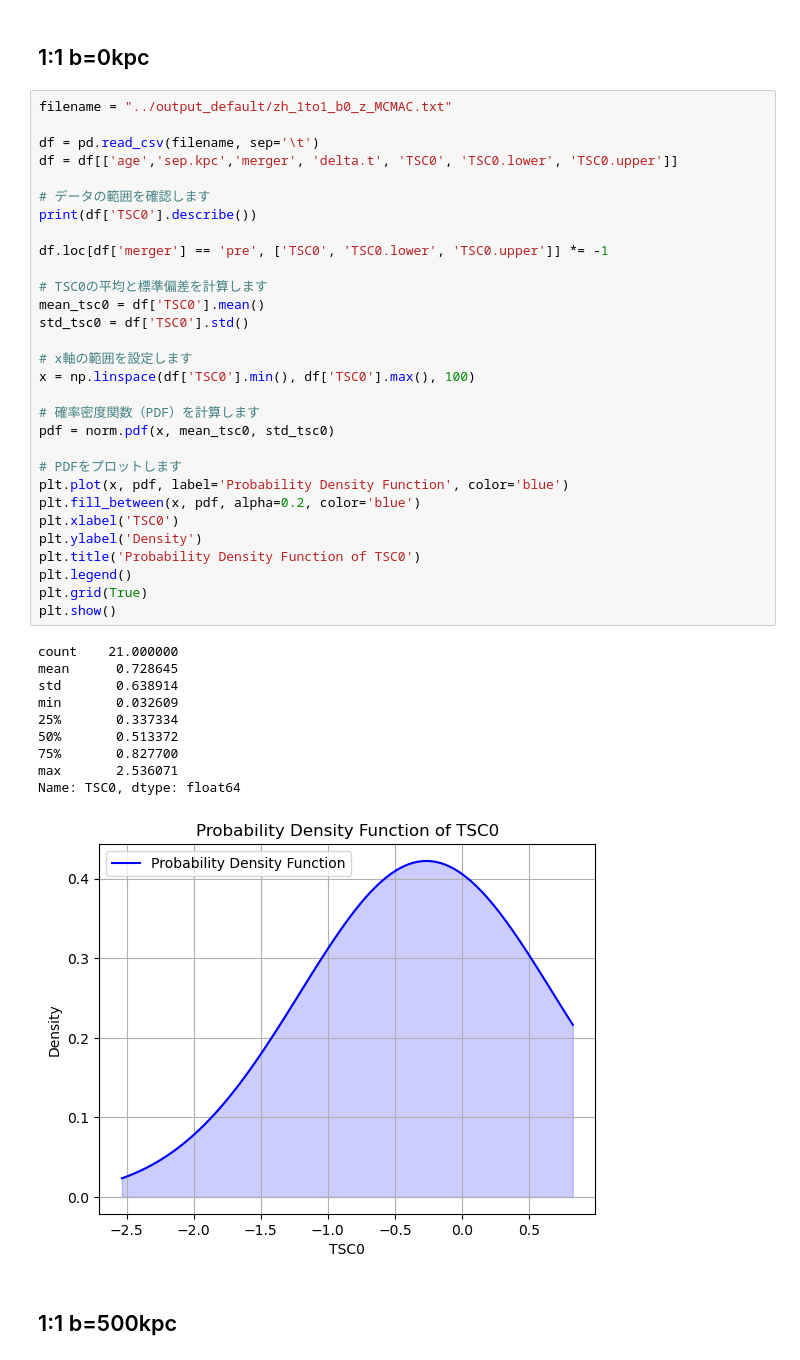
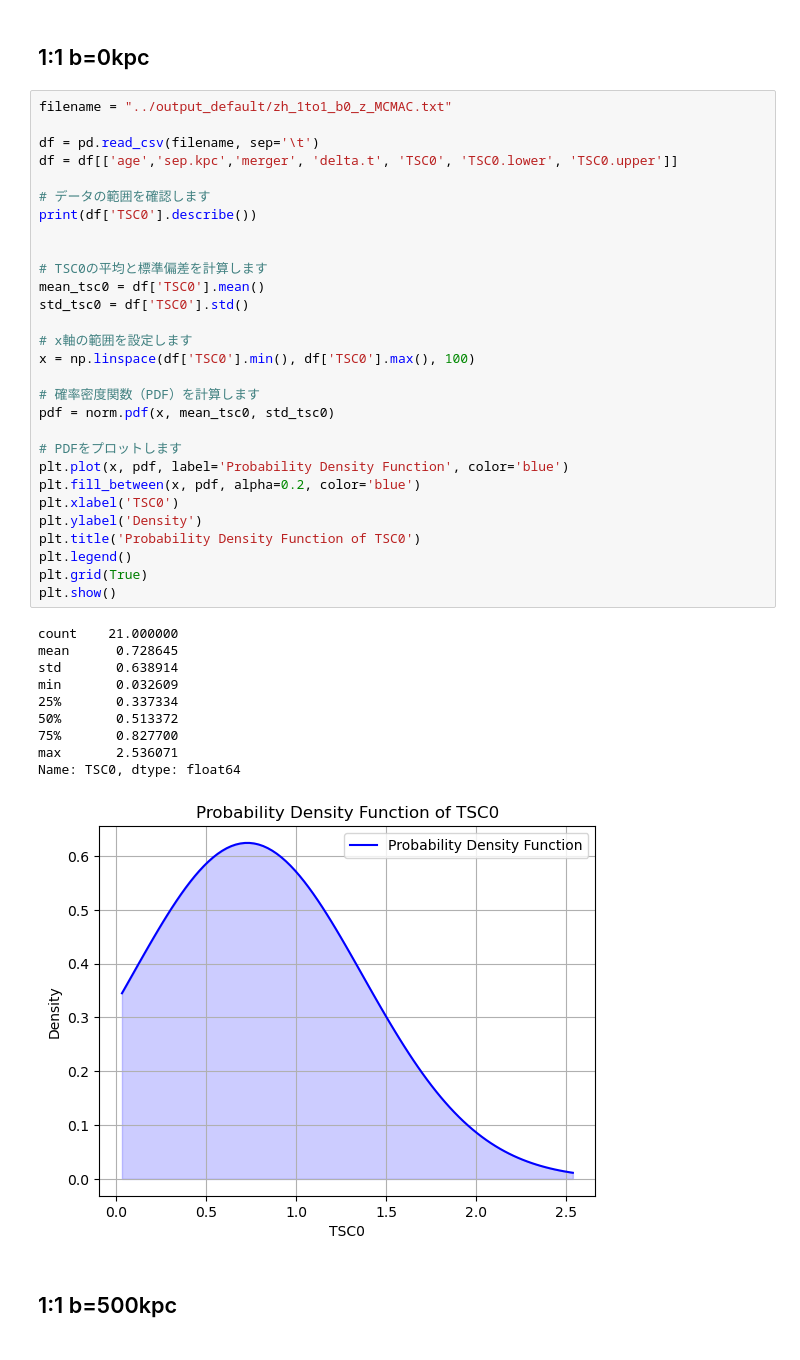
Before and after one commit to ryusei172525/SSP2024_GalaxyClusters, a Jupyter notebook: TSC_histgram.ipynb, the cells around one changed output. Drawn from its saved outputs; the diff is of its cells as text.

```diff
--- a/TSC_histgram.ipynb
+++ b/TSC_histgram.ipynb
@@ -43,38 +43,37 @@ df = df[['age','sep.kpc','merger', 'delta.t', 'TSC0', 'TSC0.lower', 'TSC0.upper'
 # データの範囲を確認します
 print(df['TSC0'].describe())
 
-df.loc[df['merger'] == 'pre', ['TSC0', 'TSC0.lower', 'TSC0.upper']] *= -1
 
 # TSC0の平均と標準偏差を計算します
 mean_tsc0 = df['TSC0'].mean()
 std_tsc0 = df['TSC0'].std()
 
 # x軸の範囲を設定します
 x = np.linspace(df['TSC0'].min(), df['TSC0'].max(), 100)
 
 # 確率密度関数（PDF）を計算します
 pdf = norm.pdf(x, mean_tsc0, std_tsc0)
 
 # PDFをプロットします
 plt.plot(x, pdf, label='Probability Density Function', color='blue')
 plt.fill_between(x, pdf, alpha=0.2, color='blue')
 plt.xlabel('TSC0')
 plt.ylabel('Density')
 plt.title('Probability Density Function of TSC0')
 plt.legend()
 plt.grid(True)
 plt.show()
 # %% [output]
 count    21.000000
 mean      0.728645
 std       0.638914
 min       0.032609
 25%       0.337334
 50%       0.513372
 75%       0.827700
 max       2.536071
 Name: TSC0, dtype: float64
-[figure, old version]
+[figure, new version]
 # %% [markdown]
 ## 1:1 b=500kpc
 # %%
```
Also changed, not shown: parts of 2 cells of this notebook.
